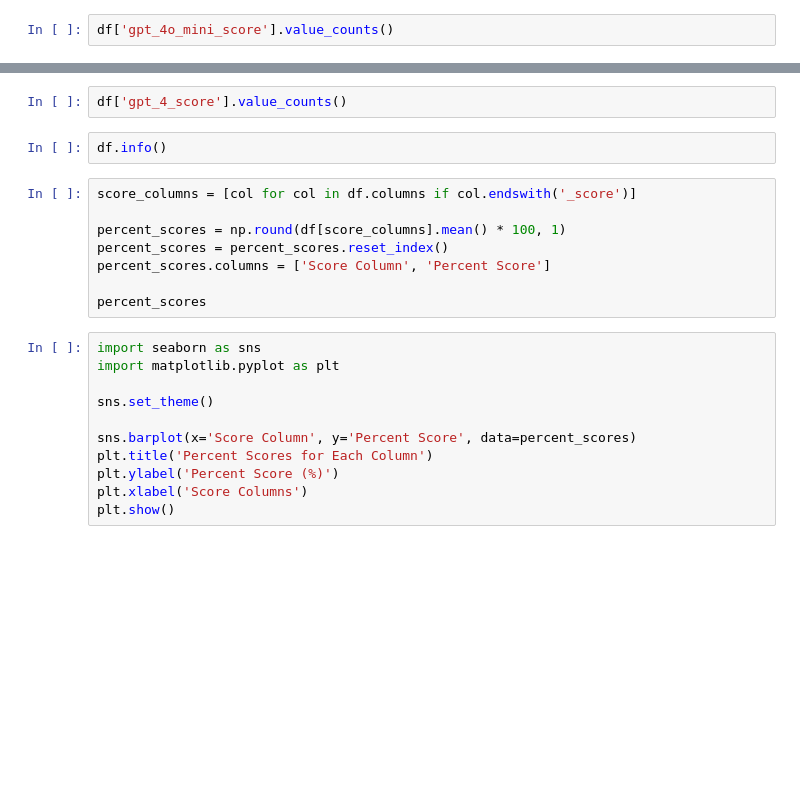
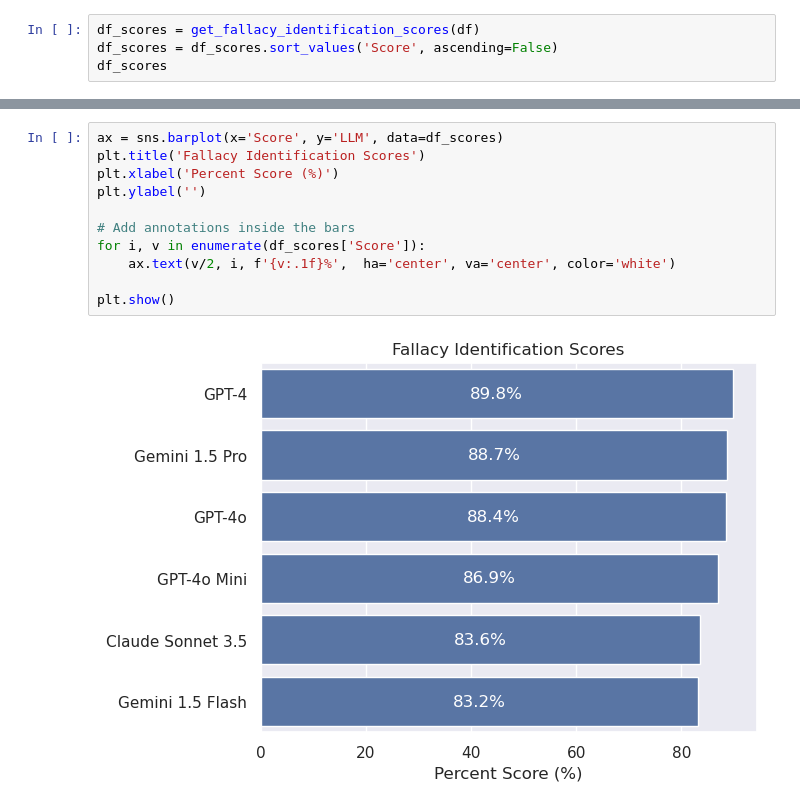
Before and after one commit to aimfeld/fallacy-detection, a Jupyter notebook: analysis.ipynb, the cells around one changed output, grey strips where cells are left out. Cells and saved outputs as stored; diff of their text form; blank space fills up the shorter version.

```diff
--- a/analysis.ipynb
+++ b/analysis.ipynb
@@ -14,2 +51,4 @@ df.head()
 # %%
-df['gpt_4o_mini_score'].value_counts()
+df_scores = get_fallacy_identification_scores(df)
+df_scores = df_scores.sort_values('Score', ascending=False)
+df_scores
@@ -16,23 +63,13 @@ df['gpt_4o_mini_score'].value_counts()
-# %%
-df['gpt_4_score'].value_counts()
-# %%
-df.info()
-# %%
-score_columns = [col for col in df.columns if col.endswith('_score')]
-
-percent_scores = np.round(df[score_columns].mean() * 100, 1)
-percent_scores = percent_scores.reset_index()
-percent_scores.columns = ['Score Column', 'Percent Score']
-
-percent_scores
 # %%
-import seaborn as sns
-import matplotlib.pyplot as plt
+ax = sns.barplot(x='Score', y='LLM', data=df_scores)
+plt.title('Fallacy Identification Scores')
+plt.xlabel('Percent Score (%)')
+plt.ylabel('')
 
-sns.set_theme()
+# Add annotations inside the bars
+for i, v in enumerate(df_scores['Score']):
+    ax.text(v/2, i, f'{v:.1f}%',  ha='center', va='center', color='white')
 
-sns.barplot(x='Score Column', y='Percent Score', data=percent_scores)
-plt.title('Percent Scores for Each Column')
-plt.ylabel('Percent Score (%)')
-plt.xlabel('Score Columns')
 plt.show()
+# %% [output]
+[figure, added]
```
Also changed, not shown: parts of 7 cells of this notebook, 2 other files.
